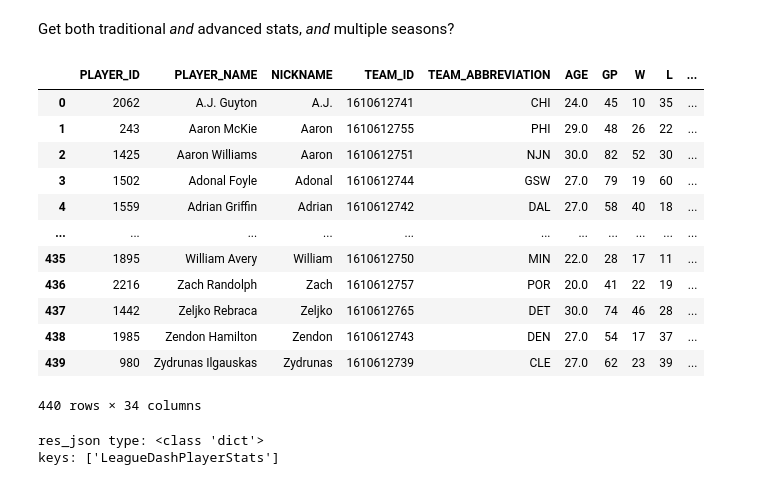
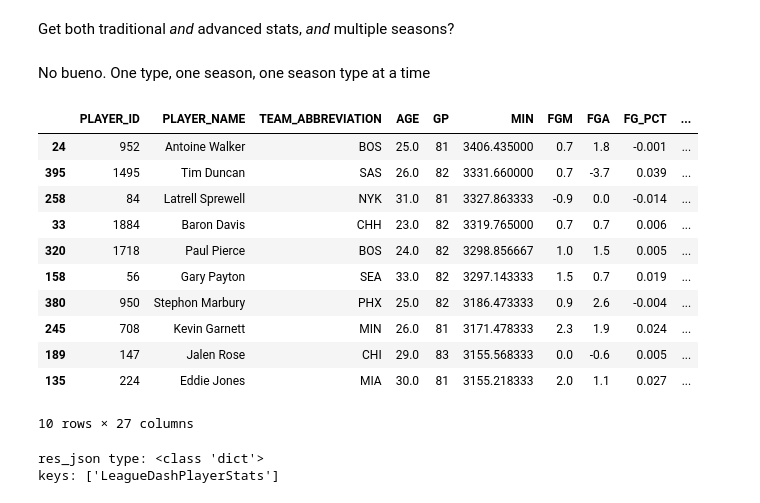
Before and after one commit to vykuang/nba-stats-streamlit, a Jupyter notebook: notebooks/leaguedash.ipynb, the cells around one changed output. Drawn from its saved outputs; the diff is of its cells as text; code cells hidden in the pictures.

```diff
--- a/notebooks/leaguedash.ipynb
+++ b/notebooks/leaguedash.ipynb
@@ -59,7 +112,7 @@ def get_leaguedash(
         measure_type_detailed_defense=measure_type,
         season_type_all_star=season_type,
         season=season,
-        plus_minus="Y",
+        plus_minus="N",
         per_mode_detailed=per_mode,
     )
     if df:
@@ -79,20 +132,21 @@ seasons = "|".join(["2005-06", "2006-07"])
 
 # res = get_leaguedash(season=seasons)
 res_df = get_leaguedash()
-# %%
-res_df[0]
-# %% [output]
-|  | PLAYER_ID | PLAYER_NAME | NICKNAME | TEAM_ID | TEAM_ABBREVIATION | AGE | GP | W | L | ... |
-| 0 | 2062 | A.J. Guyton | A.J. | 1610612741 | CHI | 24.0 | 45 | 10 | 35 | ... |
-| 1 | 243 | Aaron McKie | Aaron | 1610612755 | PHI | 29.0 | 48 | 26 | 22 | ... |
-| 2 | 1425 | Aaron Williams | Aaron | 1610612751 | NJN | 30.0 | 82 | 52 | 30 | ... |
-| 3 | 1502 | Adonal Foyle | Adonal | 1610612744 | GSW | 27.0 | 79 | 19 | 60 | ... |
-| 4 | 1559 | Adrian Griffin | Adrian | 1610612742 | DAL | 27.0 | 58 | 40 | 18 | ... |
-| ... | ... | ... | ... | ... | ... | ... | ... | ... | ... | ... |
-| 435 | 1895 | William Avery | William | 1610612750 | MIN | 22.0 | 28 | 17 | 11 | ... |
-| 436 | 2216 | Zach Randolph | Zach | 1610612757 | POR | 20.0 | 41 | 22 | 19 | ... |
-| 437 | 1442 | Zeljko Rebraca | Zeljko | 1610612765 | DET | 30.0 | 74 | 46 | 28 | ... |
-| 438 | 1985 | Zendon Hamilton | Zendon | 1610612743 | DEN | 27.0 | 54 | 17 | 37 | ... |
-| 439 | 980 | Zydrunas Ilgauskas | Zydrunas | 1610612739 | CLE | 27.0 | 62 | 23 | 39 | ... |
-440 rows × 34 columns
+# %% [markdown]
+No bueno. One type, one season, one season type at a time
+# %%
+res_df.drop(drop_cols, axis=1).sort_values("MIN", ascending=False).head(10)
+# %% [output]
+|  | PLAYER_ID | PLAYER_NAME | TEAM_ABBREVIATION | AGE | GP | MIN | FGM | FGA | FG_PCT | ... |
+| 24 | 952 | Antoine Walker | BOS | 25.0 | 81 | 3406.435000 | 0.7 | 1.8 | -0.001 | ... |
+| 395 | 1495 | Tim Duncan | SAS | 26.0 | 82 | 3331.660000 | 0.7 | -3.7 | 0.039 | ... |
+| 258 | 84 | Latrell Sprewell | NYK | 31.0 | 81 | 3327.863333 | -0.9 | 0.0 | -0.014 | ... |
+| 33 | 1884 | Baron Davis | CHH | 23.0 | 82 | 3319.765000 | 0.7 | 0.7 | 0.006 | ... |
+| 320 | 1718 | Paul Pierce | BOS | 24.0 | 82 | 3298.856667 | 1.0 | 1.5 | 0.005 | ... |
+| 158 | 56 | Gary Payton | SEA | 33.0 | 82 | 3297.143333 | 1.5 | 0.7 | 0.019 | ... |
+| 380 | 950 | Stephon Marbury | PHX | 25.0 | 82 | 3186.473333 | 0.9 | 2.6 | -0.004 | ... |
+| 245 | 708 | Kevin Garnett | MIN | 26.0 | 81 | 3171.478333 | 2.3 | 1.9 | 0.024 | ... |
+| 189 | 147 | Jalen Rose | CHI | 29.0 | 83 | 3155.568333 | 0.0 | -0.6 | 0.005 | ... |
+| 135 | 224 | Eddie Jones | MIA | 30.0 | 81 | 3155.218333 | 2.0 | 1.1 | 0.027 | ... |
+10 rows × 27 columns
 # %%
```
Also changed, not shown: parts of 9 cells of this notebook, 2 other files.
